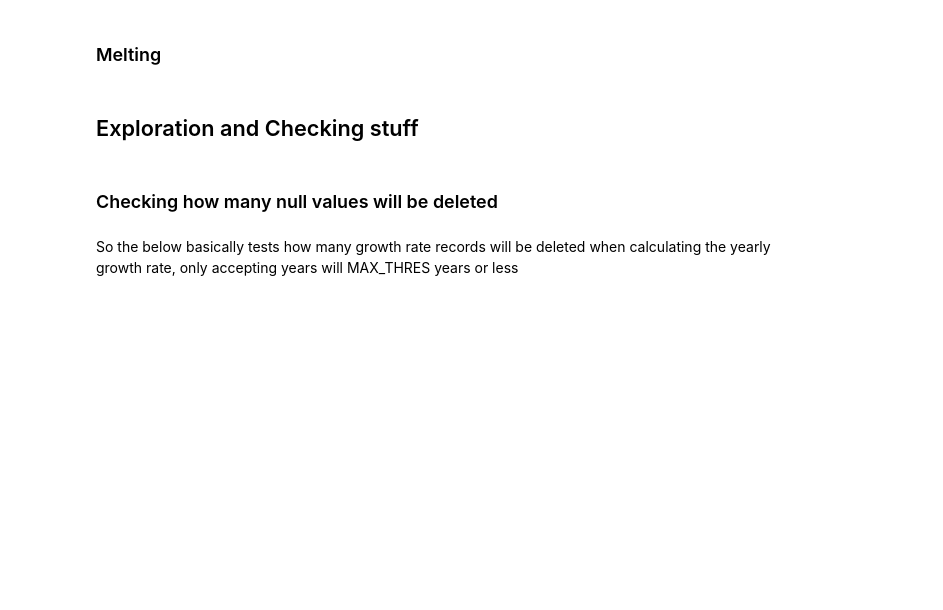
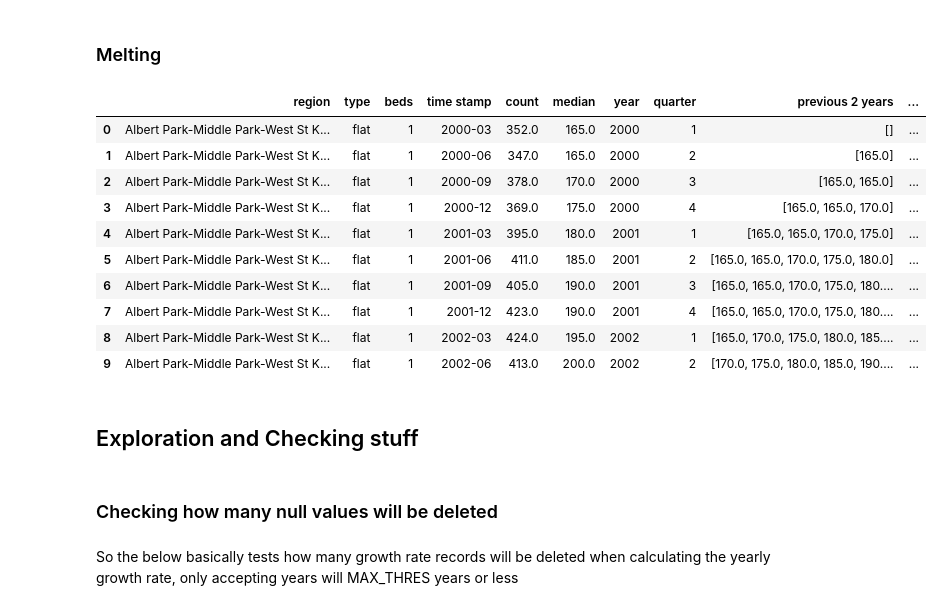
Before and after one commit to MAST30034-AppliedDataScience/project-2-group-real-estate-industry-project-11, a Jupyter notebook: notebooks/preprocess/preprocess housing.ipynb, the cells around one changed output. Saved outputs shown, nothing was run; the diff lists cells and outputs as text; code cells hidden in the pictures; blank space fills up the shorter version.

```diff
--- a/notebooks/preprocess/preprocess housing.ipynb
+++ b/notebooks/preprocess/preprocess housing.ipynb
@@ -154,21 +158,35 @@ def get_previous_periods(series):
 # %%
 # turn everything into records
 housing_df = unpack_levels(housing_df_raw, 3, "time stamp", "measure")
 
 # create quarters and years
 housing_df[["year", "quarter"]] = housing_df["time stamp"].str.split("-", expand=True).astype(int)
 
 # get the actual quarter
 housing_df["quarter"] = housing_df["quarter"] // 3
 
 # get the previous 5 periods
 housing_df["previous 2 years"] = housing_df.groupby("region", group_keys=False)["median"].apply(get_previous_periods)
 
 # get the average for the time period
 housing_df["avg 2 years"] = housing_df["previous 2 years"].apply(lambda x: sum(x) / len(x) if len(x) > 0 else None)
 
 # to csv
 housing_df.to_csv(RELATIVE_OUT + "housing.csv", index=False)
+
+housing_df.head(10)
+# %% [output]
+|  | region | type | beds | time stamp | count | median | year | quarter | previous 2 years | ... |
+| 0 | Albert Park-Middle Park-West St K... | flat | 1 | 2000-03 | 352.0 | 165.0 | 2000 | 1 | [] | ... |
+| 1 | Albert Park-Middle Park-West St K... | flat | 1 | 2000-06 | 347.0 | 165.0 | 2000 | 2 | [165.0] | ... |
+| 2 | Albert Park-Middle Park-West St K... | flat | 1 | 2000-09 | 378.0 | 170.0 | 2000 | 3 | [165.0, 165.0] | ... |
+| 3 | Albert Park-Middle Park-West St K... | flat | 1 | 2000-12 | 369.0 | 175.0 | 2000 | 4 | [165.0, 165.0, 170.0] | ... |
+| 4 | Albert Park-Middle Park-West St K... | flat | 1 | 2001-03 | 395.0 | 180.0 | 2001 | 1 | [165.0, 165.0, 170.0, 175.0] | ... |
+| 5 | Albert Park-Middle Park-West St K... | flat | 1 | 2001-06 | 411.0 | 185.0 | 2001 | 2 | [165.0, 165.0, 170.0, 175.0, 180.0] | ... |
+| 6 | Albert Park-Middle Park-West St K... | flat | 1 | 2001-09 | 405.0 | 190.0 | 2001 | 3 | [165.0, 165.0, 170.0, 175.0, 180.... | ... |
+| 7 | Albert Park-Middle Park-West St K... | flat | 1 | 2001-12 | 423.0 | 190.0 | 2001 | 4 | [165.0, 165.0, 170.0, 175.0, 180.... | ... |
+| 8 | Albert Park-Middle Park-West St K... | flat | 1 | 2002-03 | 424.0 | 195.0 | 2002 | 1 | [165.0, 170.0, 175.0, 180.0, 185.... | ... |
+| 9 | Albert Park-Middle Park-West St K... | flat | 1 | 2002-06 | 413.0 | 200.0 | 2002 | 2 | [170.0, 175.0, 180.0, 185.0, 190.... | ... |
 # %% [markdown]
 ## Exploration and Checking stuff
 # %% [markdown]
```
Also changed, not shown: parts of 4 cells of this notebook, 3 other files.
